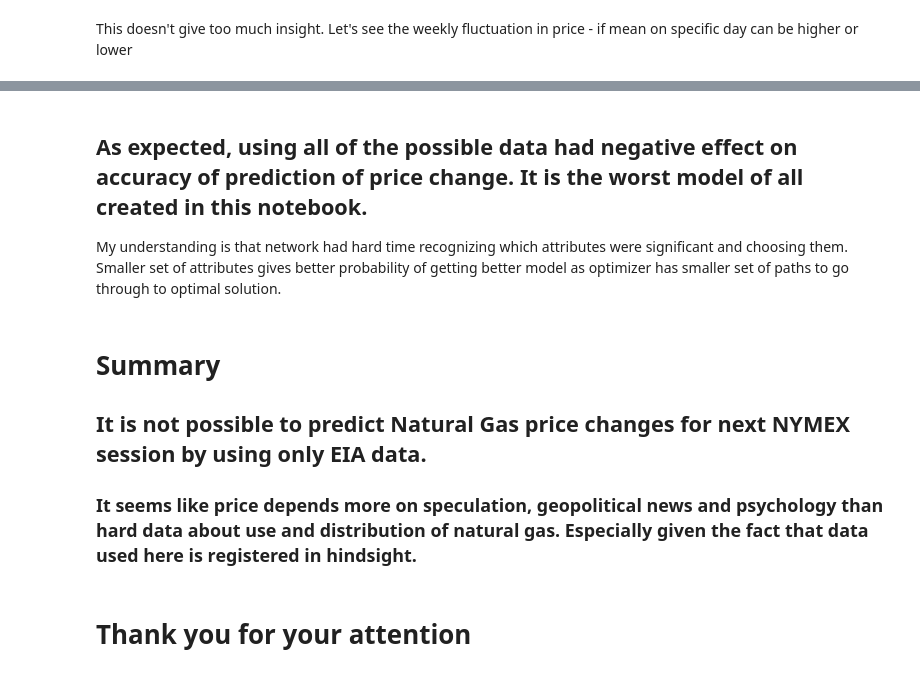
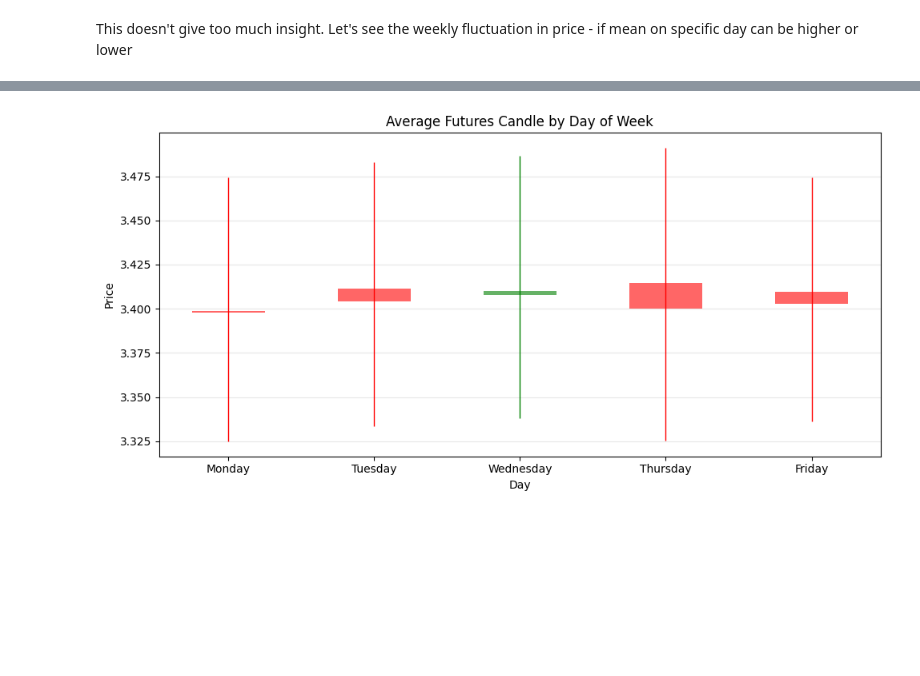
Before and after one commit to GustawOhler/NaturalGasPredictor, a Jupyter notebook: DataExplorationAndNN.ipynb, the cells around one changed output, grey strips where cells are left out. Cells and saved outputs as stored; diff of their text form; code cells hidden in the pictures; blank space fills up the shorter version.

Commit message:
Added average futures candle as a plot in data exploration

```diff
--- a/DataExplorationAndNN.ipynb
+++ b/DataExplorationAndNN.ipynb
@@ -684,12 +429,44 @@ model.evaluate(all_data_x_class_test, all_data_y_class_test)
-# %% [markdown]
-## As expected, using all of the possible data had negative effect on accuracy of prediction of price change. It is the worst model of all created in this notebook.
-
-My understanding is that network had hard time recognizing which attributes were significant and choosing them. Smaller set of attributes gives better probability of getting better model as optimizer has smaller set of paths to go through to optimal solution.
-# %% [markdown]
-# Summary
-
-## It is not possible to predict Natural Gas price changes for next NYMEX session by using only EIA data.
-
-### It seems like price depends more on speculation, geopolitical news and psychology than hard data about use and distribution of natural gas. Especially given the fact that data used here is registered in hindsight.
-# %% [markdown]
-# Thank you for your attention
+# %%
+# prepare data
+weekday_df = all_data_df[['Futures Price', 'Futures High', 'Futures Low', 'Futures Open']].copy()
+weekday_df['weekday'] = weekday_df.index.day_name()
+
+# aggregate OHLC by weekday
+stats = (
+    weekday_df
+    .groupby('weekday')[['Futures Open', 'Futures High', 'Futures Low', 'Futures Price']]
+    .mean()
+    .rename(columns={'Futures Price': 'Futures Close'})
+)
+
+# reorder
+order = ['Monday','Tuesday','Wednesday','Thursday','Friday']
+stats = stats.loc[order]
+
+# plotting "average candles"
+x = np.arange(len(stats))
+
+plt.figure(figsize=(10, 5))
+
+for i, day in enumerate(stats.index):
+    o = stats.loc[day, 'Futures Open']
+    h = stats.loc[day, 'Futures High']
+    l = stats.loc[day, 'Futures Low']
+    c = stats.loc[day, 'Futures Close']
+
+    color = 'g' if c >= o else 'r'
+
+    # wick
+    plt.vlines(i, l, h, linewidth=1, color=color)
+    # body
+    plt.bar(i, c - o, bottom=o, width=0.5, color=color, alpha=0.6, align='center')
+
+plt.xticks(x, stats.index)
+plt.title('Average Futures Candle by Day of Week')
+plt.xlabel('Day')
+plt.ylabel('Price')
+plt.grid(True, axis='y', alpha=0.3)
+plt.tight_layout()
+plt.show()
+# %% [output]
+[figure, added]
```
Also changed, not shown: parts of 55 cells of this notebook.
